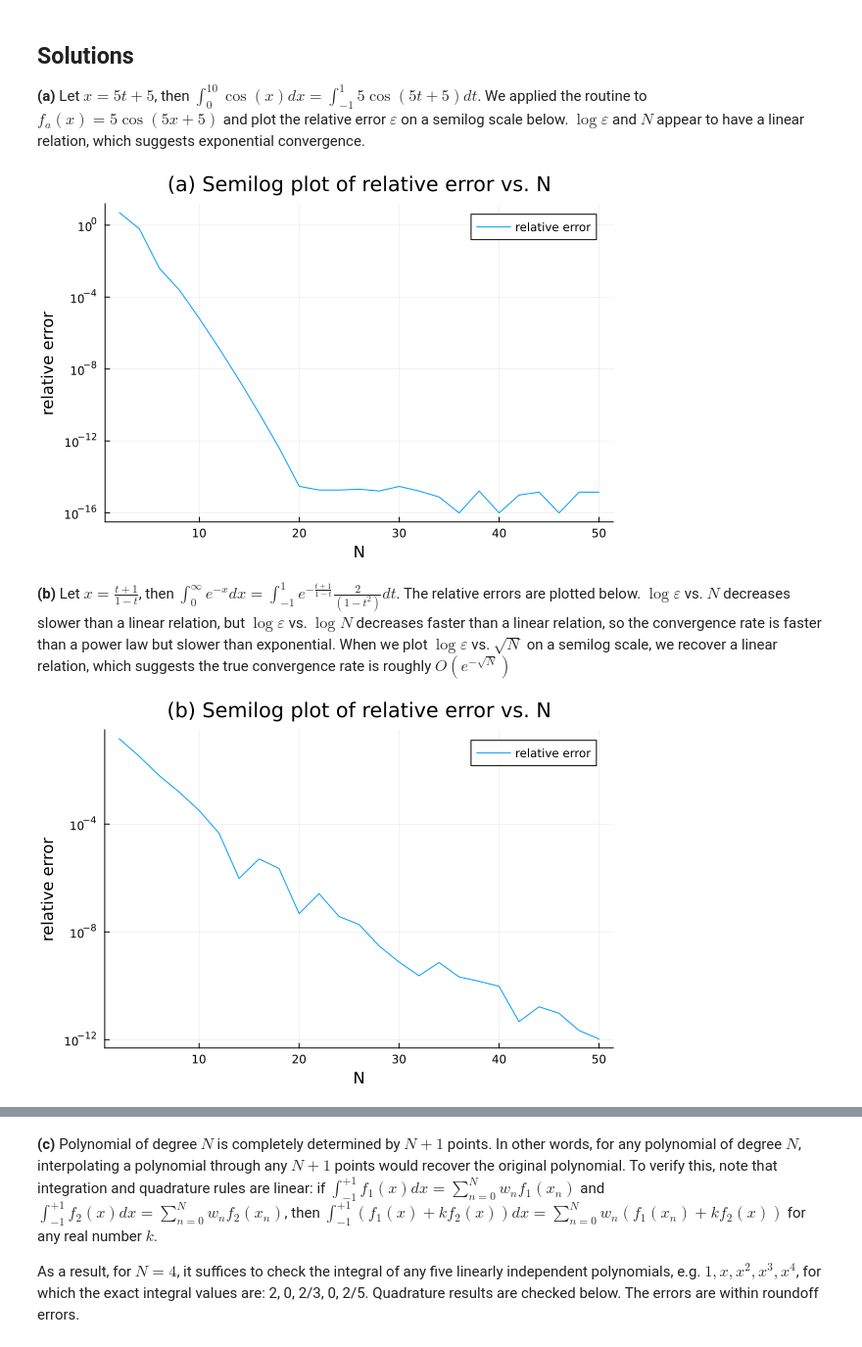
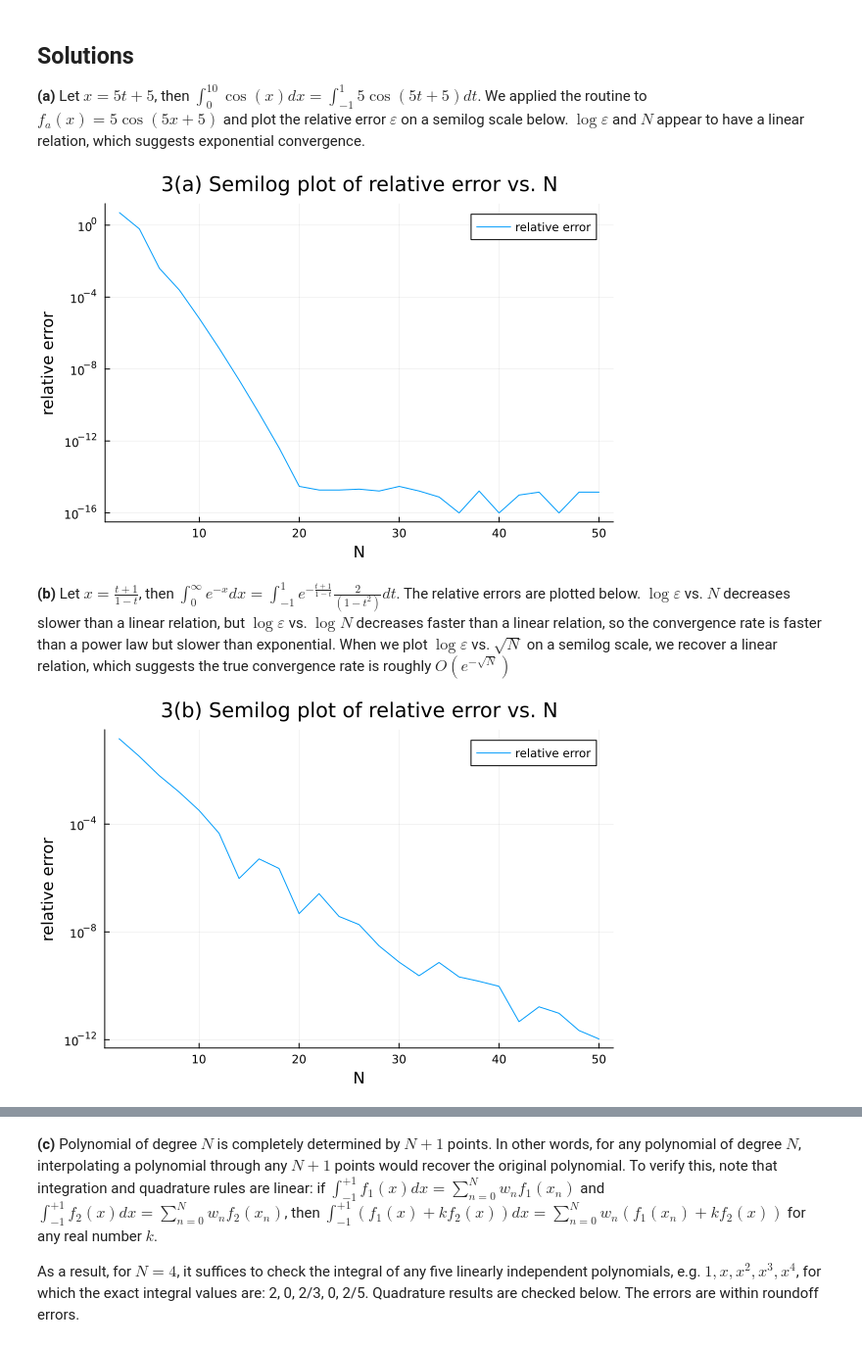
Before and after one commit to mitmath/numerical_hub, a Jupyter notebook: psets/pset3sol.ipynb, the cells around one changed output, grey strips where cells are left out. Shown at 98% size. Saved outputs shown, nothing was run; the diff lists cells and outputs as text; code cells hidden in the pictures.

```diff
--- a/psets/pset3sol.ipynb
+++ b/psets/pset3sol.ipynb
@@ -320,20 +320,20 @@ to map $t \in [-1, 1)$ to $x \in [0, \infty)$.    Using this change of variables
 # %%
 f_a(x) = 5cos(5x+5) # define f(x) function
 N_list = 2:2:50 # list of number of points N: [2,4,...,50]
 N_size = size(N_list, 1)
 err_a = zeros(N_size) #Initialize the list of errors with the same size as N_list
 for i=1:N_size
     N = N_list[i]
     x, w = clenshaw_curtis(N)
     err_a[i] = abs(sum(f_a.(x) .* w)/sin(10)-1) + 1e-16 #relative error of the quadrature
 end
 
 using Plots
-plot(N_list, err_a, yscale=:log10, yticks=[1,10^-4,10^-8,10^-12,10^-16],title = "(a) Semilog plot of relative error vs. N", label="relative error")
+plot(N_list, err_a, yscale=:log10, yticks=[1,10^-4,10^-8,10^-12,10^-16],title = "3(a) Semilog plot of relative error vs. N", label="relative error")
 xlabel!("N")
 ylabel!("relative error")
 # %% [output]
-[figure, old version]
+[figure, new version]
 # %% [markdown]
 **(b)** Let $x = \frac{t + 1}{1-t}$, then $\int_0^{\infty} e^{-x} dx = \int_{-1}^{1} e^{-\frac{t + 1}{1-t}} \frac{2}{(1-t^2)}dt $. The relative errors are plotted below. $\log \varepsilon$ vs. $N$ decreases slower than a linear relation, but $\log \varepsilon$ vs. $\log N$ decreases faster than a linear relation, so the convergence rate is faster than a power law but slower than exponential. When we plot $\log \varepsilon$ vs. $\sqrt{N}$ on a semilog scale, we recover a linear relation, which suggests the true convergence rate is roughly $O(e^{-\sqrt{N}})$
 # %%
@@ -354,9 +354,9 @@ for i=1:N_size
 end
 
 
-plot(N_list, err_b, yscale=:log10, yticks=[1,10^-4,10^-8,10^-12,10^-16],title = "(b) Semilog plot of relative error vs. N", label="relative error")
+plot(N_list, err_b, yscale=:log10, yticks=[1,10^-4,10^-8,10^-12,10^-16],title = "3(b) Semilog plot of relative error vs. N", label="relative error")
 xlabel!("N")
 ylabel!("relative error")
 # %% [output]
-[figure, old version]
+[figure, new version]
 # %%
```
Also changed, not shown: parts of 6 cells of this notebook.
